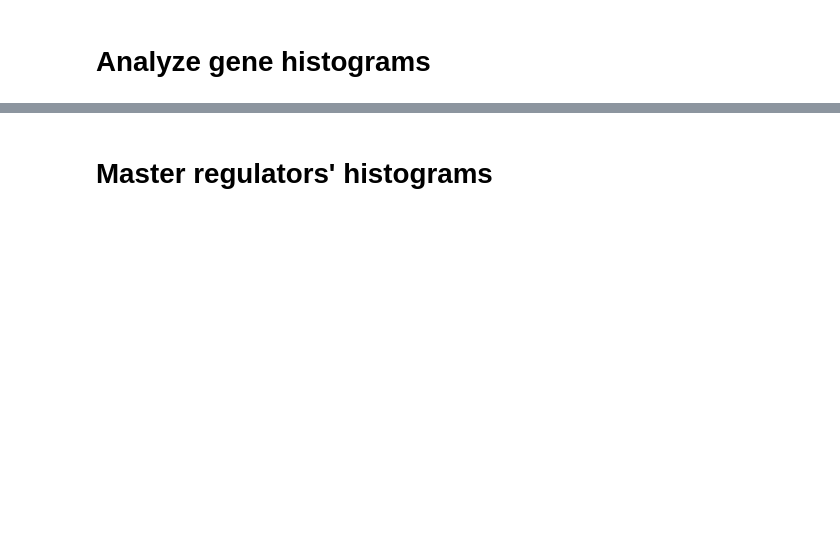
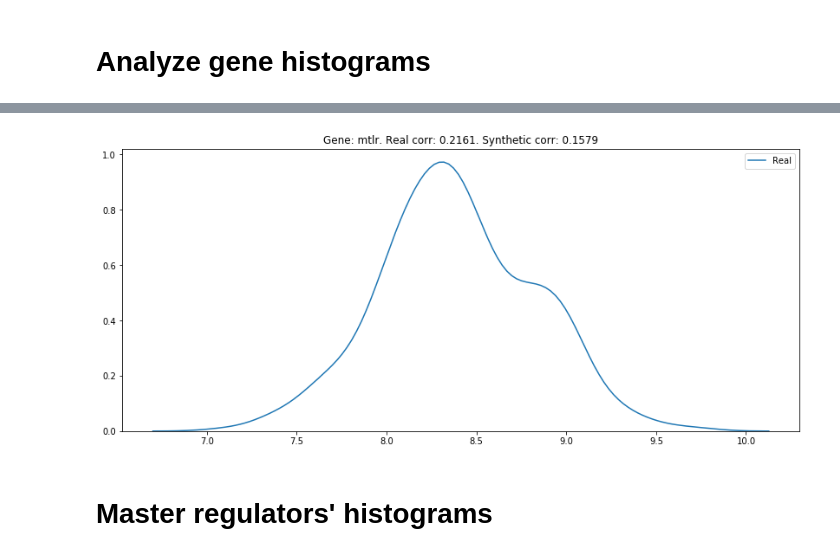
Before and after one commit to rvinas/adversarial-gene-expression, a Jupyter notebook: src/evaluate_noise_rej_data.ipynb, the cells around one changed output, grey strips where cells are left out. Cells and saved outputs as stored; diff of their text form; code cells hidden in the pictures; blank space fills up the shorter version.

```diff
--- a/src/evaluate_noise_rej_data.ipynb
+++ b/src/evaluate_noise_rej_data.ipynb
@@ -229,3 +185,14 @@ ax = sns.distplot(s_expr_gene, hist=False, label='Synthetic')
+# %%
+idx = np.argwhere(np.array(gene_symbols) == 'mtlr').ravel()[0]
+plt.figure(figsize=(14, 6))
+r_expr_gene = expr_train[:, idx]
+s_expr_gene = s_expr[:, idx]
+plt.title('Gene: {}. Real corr: {:.4f}. Synthetic corr: {:.4f}'.format(gene_symbols[idx],
+                                                                          r_corr_crp[idx],
+                                                                          s_corr_crp[idx]))
+ax = sns.distplot(r_expr_gene, hist=False, label='Real')
+# %% [output]
+[figure, added]
 # %% [markdown]
 # Master regulators' histograms
 # %%
```
Also changed, not shown: parts of 17 cells of this notebook, 20 other files.
